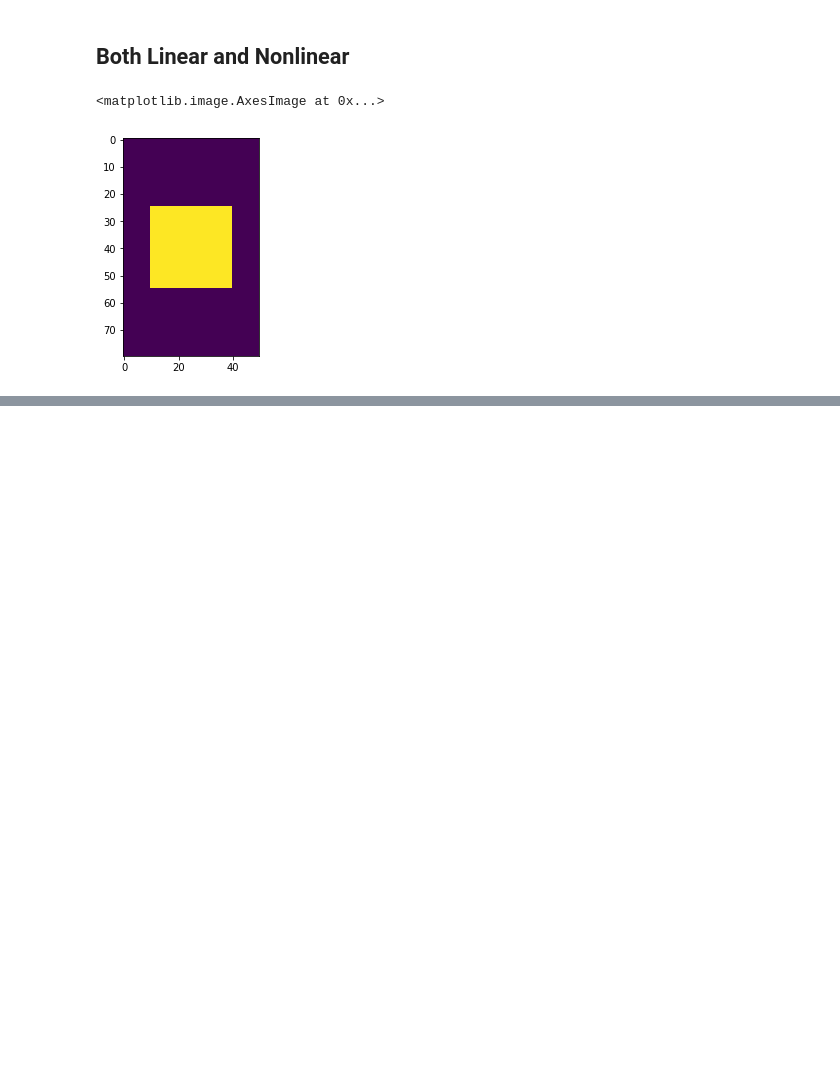
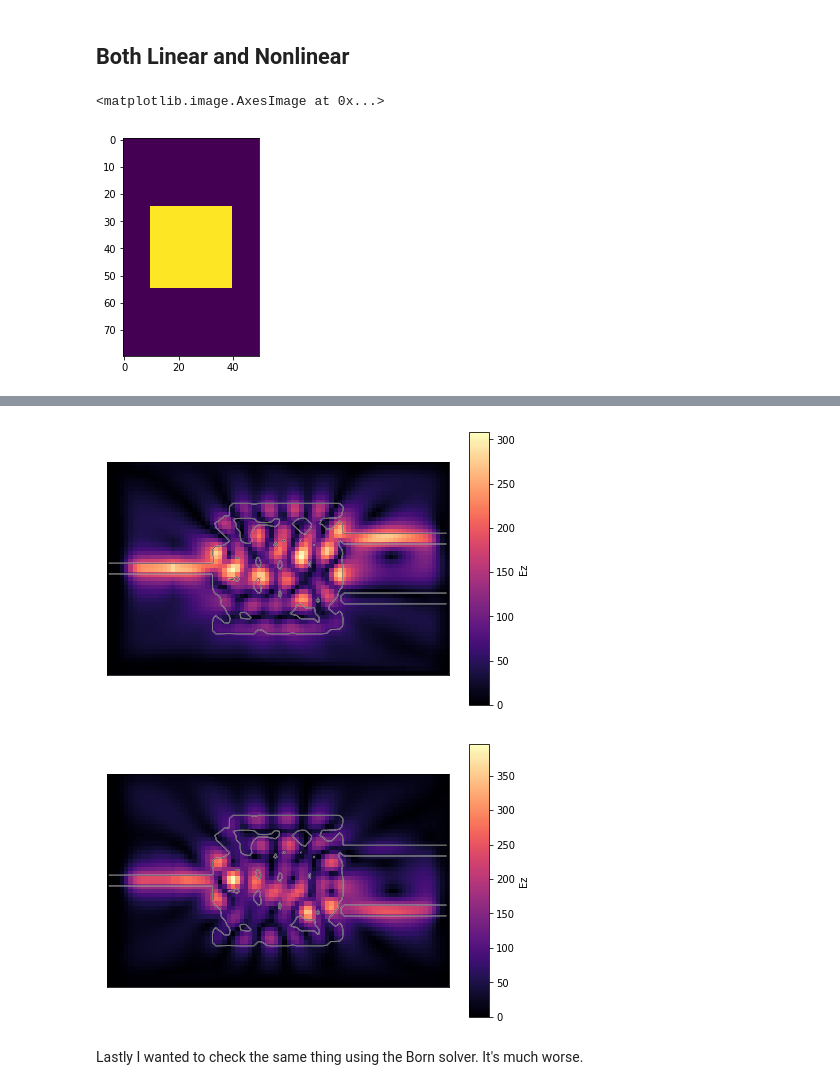
Before and after one commit to fancompute/angler, a Jupyter notebook: Notebooks/Three_Port.ipynb, the cells around one changed output, grey strips where cells are left out. Drawn from its saved outputs; the diff is of its cells as text; code cells hidden in the pictures; blank space fills up the shorter version.

```diff
--- a/Notebooks/Three_Port.ipynb
+++ b/Notebooks/Three_Port.ipynb
@@ -168,0 +201,13 @@ plt.show()
+# %%
+# compare the nonlinear and linear fields
+(Hx,Hy,Ez) = simulation.solve_fields()
+simulation.plt_abs()
+(Hx_nl,Hy_nl,Ez_nl,_) = simulation.solve_fields_nl(nonlin_fns['deps_de'], regions['nonlin'],
+                                                   dnl_de=kerr_nl_de,solver_nl='newton')
+simulation.plt_abs()
+plt.show()
+# %% [output]
+[figure, added]
+[figure, added]
+# %% [markdown]
+Lastly I wanted to check the same thing using the Born solver. It's much worse.
```
Also changed, not shown: parts of 12 cells of this notebook, 1 other file.
